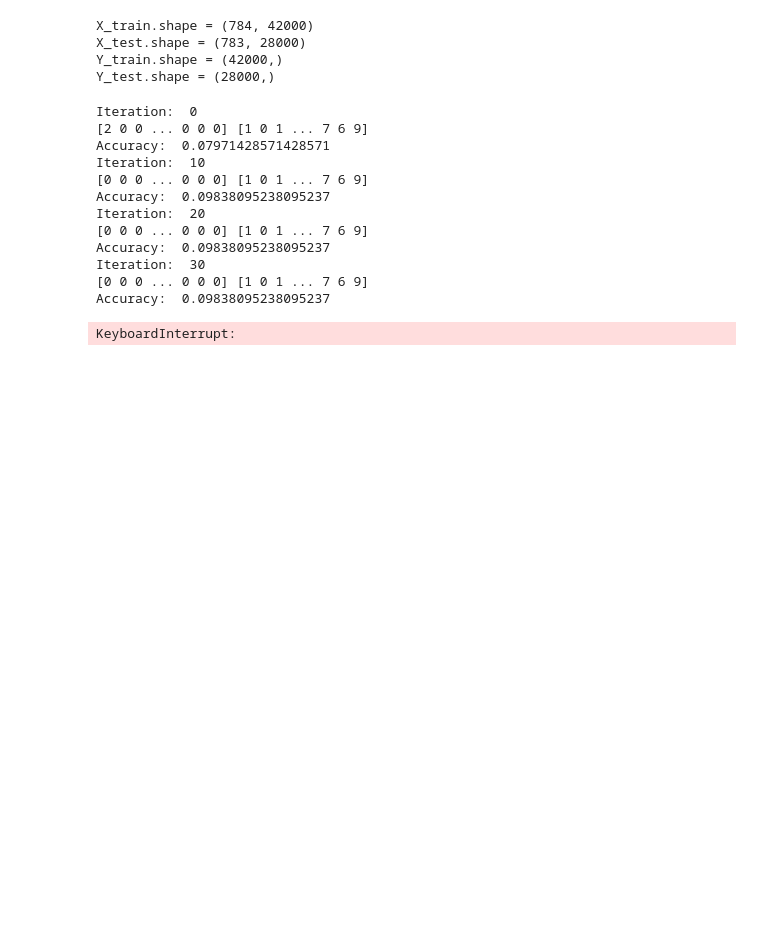
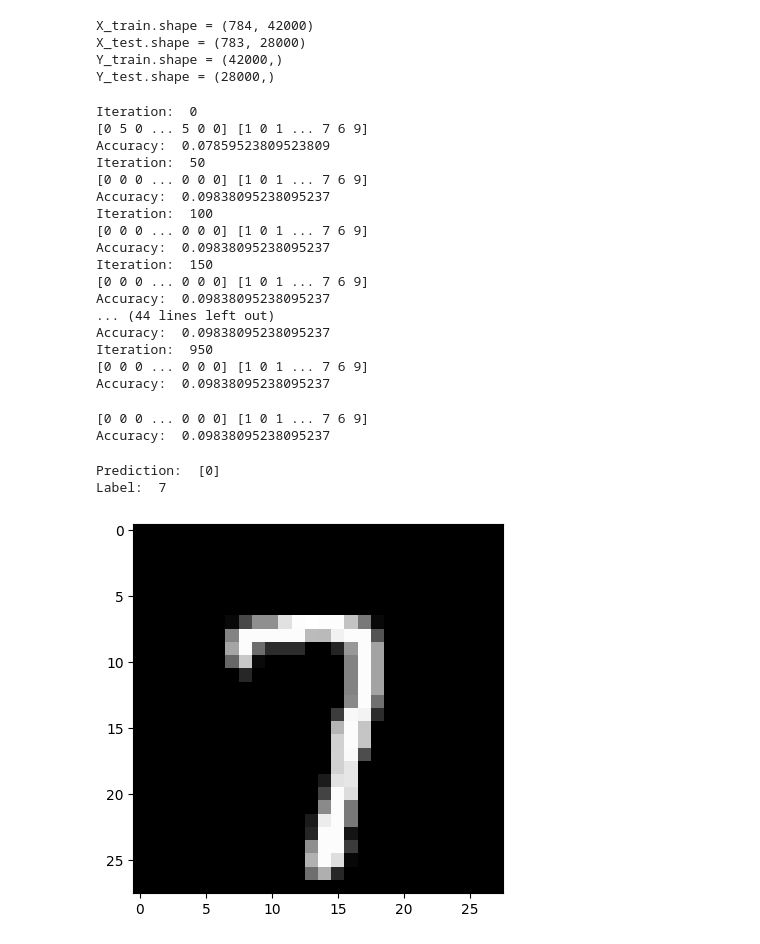
Before and after one commit to prathameshks/Handwritten-Numbers-Detection, a Jupyter notebook: digit_recognizer.ipynb, the cells around one changed output. Saved outputs shown, nothing was run; the diff lists cells and outputs as text; code cells hidden in the pictures; blank space fills up the shorter version.

```diff
--- a/digit_recognizer.ipynb
+++ b/digit_recognizer.ipynb
@@ -3,6 +3,6 @@ import pandas as pd
 import numpy as np
 import matplotlib.pyplot as plt
 # %%
-train_data = pd.read_csv('MNIST_DATA/train.csv')
+train_data = pd.read_csv('https://raw.githubusercontent.com/prathameshks/ML-From-Scratch/main/MNIST_DATA/train.csv')
 m,n = train_data.shape
 # %%
@@ -106,7 +116,7 @@ class NeuralNetwork:
             z1,a1,z2,a2 = self.forward_prop(w1,b1,w2,b2,x)
             dw1,db1,dw2,db2 = self.back_prop(z1,a1,z2,a2,w2,x,y)
             w1,b1,w2,b2 = self.update_params(w1,b1,w2,b2,dw1,db1,dw2,db2,alpha)
-            if(i % 10 == 0):
+            if(i % 50 == 0):
                 print("Iteration: ",i)
                 predictions = self.get_predictions(a2)
                 print("Accuracy: ",self.get_accuracy(predictions,y))
@@ -128,17 +144,34 @@ class NeuralNetwork:
 # %%
 model = NeuralNetwork()
-w1,b1,w2,b2 = model.gradient_decent(X_train, Y_train, 100, 0.1)
+w1,b1,w2,b2 = model.gradient_decent(X_train, Y_train, 1000, 0.01)
 # %% [output]
 Iteration:  0
-[2 0 0 ... 0 0 0] [1 0 1 ... 7 6 9]
-Accuracy:  0.07971428571428571
-Iteration:  10
+[0 5 0 ... 5 0 0] [1 0 1 ... 7 6 9]
+Accuracy:  0.07859523809523809
+Iteration:  50
 [0 0 0 ... 0 0 0] [1 0 1 ... 7 6 9]
 Accuracy:  0.09838095238095237
-Iteration:  20
+Iteration:  100
 [0 0 0 ... 0 0 0] [1 0 1 ... 7 6 9]
 Accuracy:  0.09838095238095237
-Iteration:  30
+Iteration:  150
 [0 0 0 ... 0 0 0] [1 0 1 ... 7 6 9]
 Accuracy:  0.09838095238095237
+... (44 lines left out)
+Accuracy:  0.09838095238095237
+Iteration:  950
+[0 0 0 ... 0 0 0] [1 0 1 ... 7 6 9]
+Accuracy:  0.09838095238095237
-KeyboardInterrupt:
+# %%
+# test accuracy
+predictions = model.make_predictions(w1,b1,w2,b2,X_train)
+print("Accuracy: ",get_accuracy(predictions,Y_train))
+# %% [output]
+[0 0 0 ... 0 0 0] [1 0 1 ... 7 6 9]
+Accuracy:  0.09838095238095237
+# %%
+model.show_training_predictions(103,w1,b1,w2,b2,X_train,Y_train)
+# %% [output]
+Prediction:  [0]
+Label:  7
+[figure, added]
```
Also changed, not shown: parts of 4 cells of this notebook.
